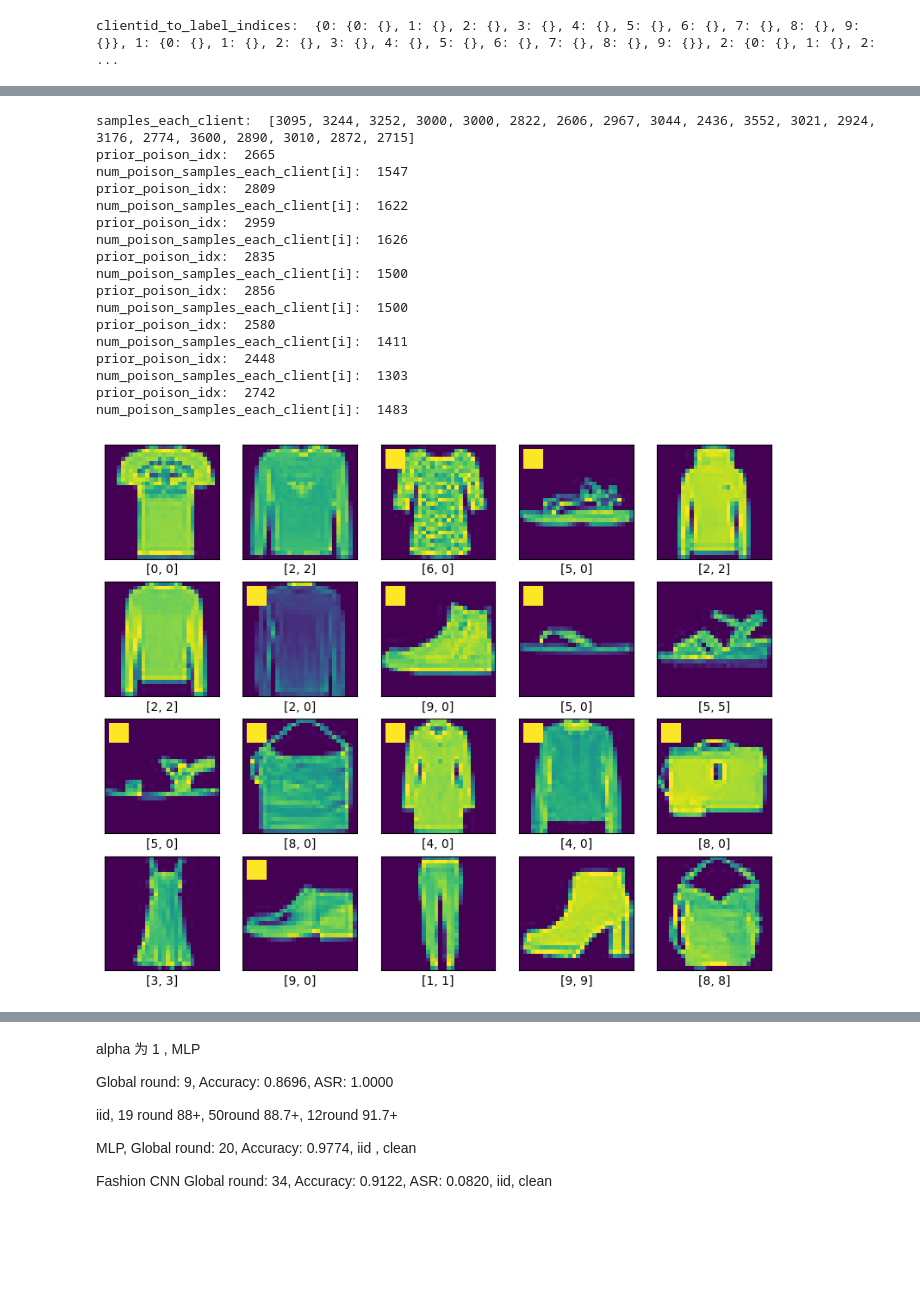
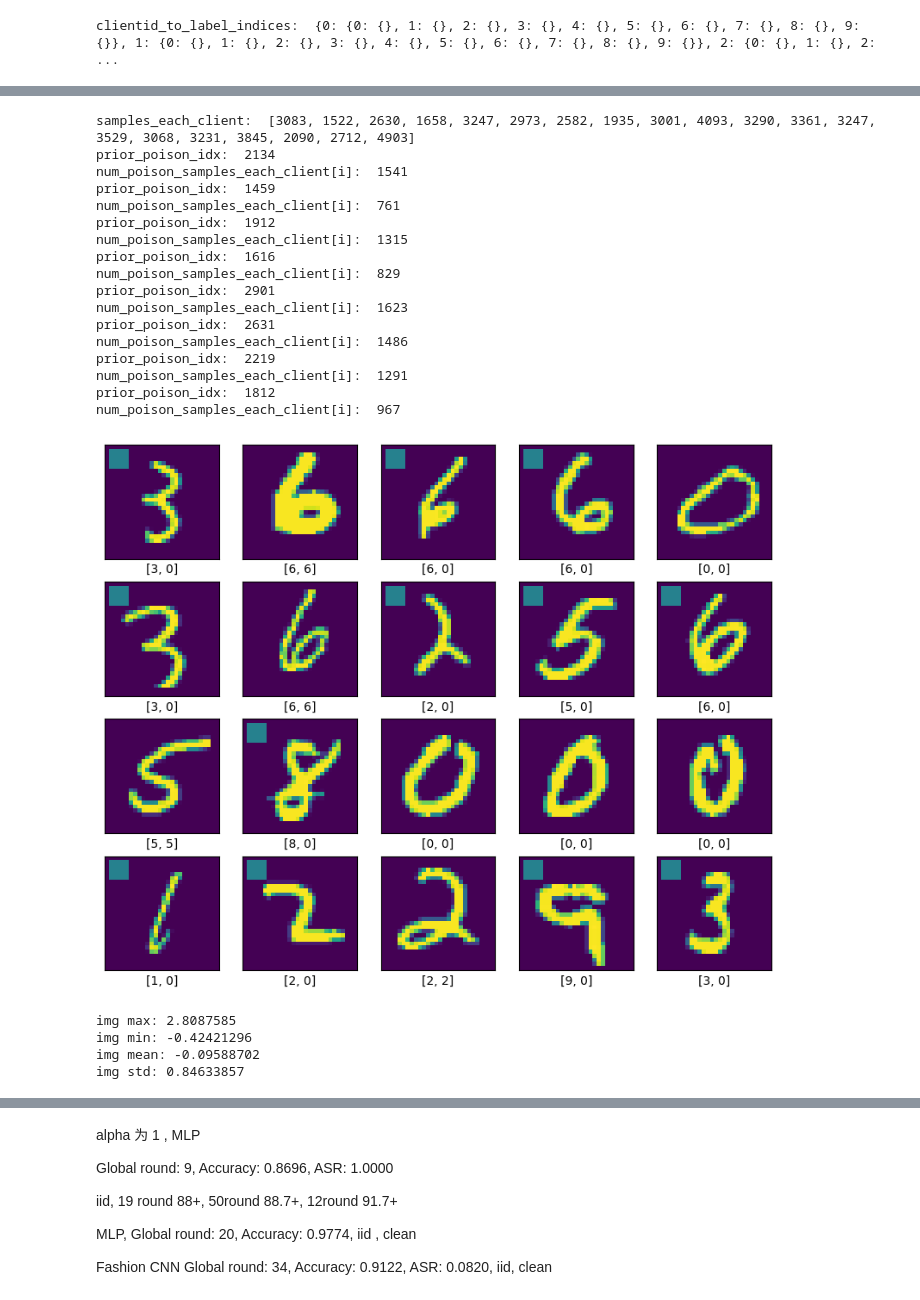
Before and after one commit to imamtom/Attack_and_Defense_demo_ipynb, a Jupyter notebook: fl_dataset_process_and_dump.ipynb, the cells around one changed output, grey strips where cells are left out. Drawn from its saved outputs; the diff is of its cells as text; code cells hidden in the pictures; blank space fills up the shorter version.

```diff
--- a/fl_dataset_process_and_dump.ipynb
+++ b/fl_dataset_process_and_dump.ipynb
@@ -10,14 +10,13 @@ import random
 
 # ================================== 参数设置 ====================================
 # 选择数据集
-# dataset_name = 'MNIST'
-dataset_name = 'FashionMNIST'
+dataset_name = 'MNIST'
+# dataset_name = 'FashionMNIST'
 # dataset_name = 'CIFAR10'
 
 # 是否后门攻击
 # backdoor attack
 backdoor = True
-
 # backdoor = False
 print("backdoor attack: ", backdoor)
 
@@ -39,7 +38,7 @@ num_classes = 10
 # iid = True
 
 iid = False
-alpha = 10
+alpha = 1
 
 # choose which client to poison
 comprised_client_idx = list(range(0, int(poisoned_client_portion * num_clients)))
@@ -571,48 +570,60 @@ if backdoor == True:
         # 如果非target_label的数据数量大于poison_data_portion比例的数据, 则从prior_poison_idx 随机选择poison_data_portion比例的数据
         print("prior_poison_idx: ", len(prior_poison_idx))
         print("num_poison_samples_each_client[i]: ", num_poison_samples_each_client[i])
         if len(prior_poison_idx) > int(num_poison_samples_each_client[i]):
             poison_idx = np.random.choice(prior_poison_idx, int(num_poison_samples_each_client[i]), replace=False)
         else:
             # 说明非target_label的数据不够, 需要从target_label中选择
             # 收集所有非target_label的数据
             poison_idx = prior_poison_idx
             # 计算需要从target_label中选择的数量
             supplement_num = int(poison_data_portion*samples_each_client[j]) - len(prior_poison_idx)
             poison_idx = np.concatenate((poison_idx, clientid_to_each_label_indices[j][target_label][:supplement_num]))
         poison_all_idx = np.concatenate((poison_all_idx, poison_idx))
 
     # modified_rain_labels_numpy中对应的poison_idx中的数据标签改为target_label, 并左上角加入一个白色的矩形
     for idx in poison_all_idx:
         modified_train_labels_numpy[idx] = target_label
         train_images_numpy[idx][:, 1:6, 1:6] = 1.0
 
 # 从所有样本中随机抽取20个样本, 显示图像和它的两个标签, 查看是否被投毒
 plt.figure(figsize=(10, 10))
 for j in range(20):
     plt.subplot(5, 5, j+1)
     plt.xticks([])
     plt.yticks([])
     plt.grid(False)
     plt.imshow(train_images_numpy[j].transpose(1, 2, 0))
     plt.xlabel([train_labels_numpy[j], modified_train_labels_numpy[j]])
 plt.show()
+
+
+# 检查图片是否归一化
+img = train_images_numpy[0]
+print('img max:', np.max(img))
+print('img min:', np.min(img))
+print('img mean:', np.mean(img))
+print('img std:', np.std(img))
 # %% [output]
-samples_each_client:  [3095, 3244, 3252, 3000, 3000, 2822, 2606, 2967, 3044, 2436, 3552, 3021, 2924, 3176, 2774, 3600, 2890, 3010, 2872, 2715]
-prior_poison_idx:  2665
-num_poison_samples_each_client[i]:  1547
-prior_poison_idx:  2809
-num_poison_samples_each_client[i]:  1622
-prior_poison_idx:  2959
-num_poison_samples_each_client[i]:  1626
-prior_poison_idx:  2835
-num_poison_samples_each_client[i]:  1500
-prior_poison_idx:  2856
-num_poison_samples_each_client[i]:  1500
-prior_poison_idx:  2580
-num_poison_samples_each_client[i]:  1411
-prior_poison_idx:  2448
-num_poison_samples_each_client[i]:  1303
-prior_poison_idx:  2742
-num_poison_samples_each_client[i]:  1483
+samples_each_client:  [3083, 1522, 2630, 1658, 3247, 2973, 2582, 1935, 3001, 4093, 3290, 3361, 3247, 3529, 3068, 3231, 3845, 2090, 2712, 4903]
+prior_poison_idx:  2134
+num_poison_samples_each_client[i]:  1541
+prior_poison_idx:  1459
+num_poison_samples_each_client[i]:  761
+prior_poison_idx:  1912
+num_poison_samples_each_client[i]:  1315
+prior_poison_idx:  1616
+num_poison_samples_each_client[i]:  829
+prior_poison_idx:  2901
+num_poison_samples_each_client[i]:  1623
+prior_poison_idx:  2631
+num_poison_samples_each_client[i]:  1486
+prior_poison_idx:  2219
+num_poison_samples_each_client[i]:  1291
+prior_poison_idx:  1812
+num_poison_samples_each_client[i]:  967
-[figure, old version]
+[figure, new version]
+img max: 2.8087585
+img min: -0.42421296
+img mean: -0.09588702
+img std: 0.84633857
```
Also changed, not shown: parts of 8 cells of this notebook, 14 other files.
